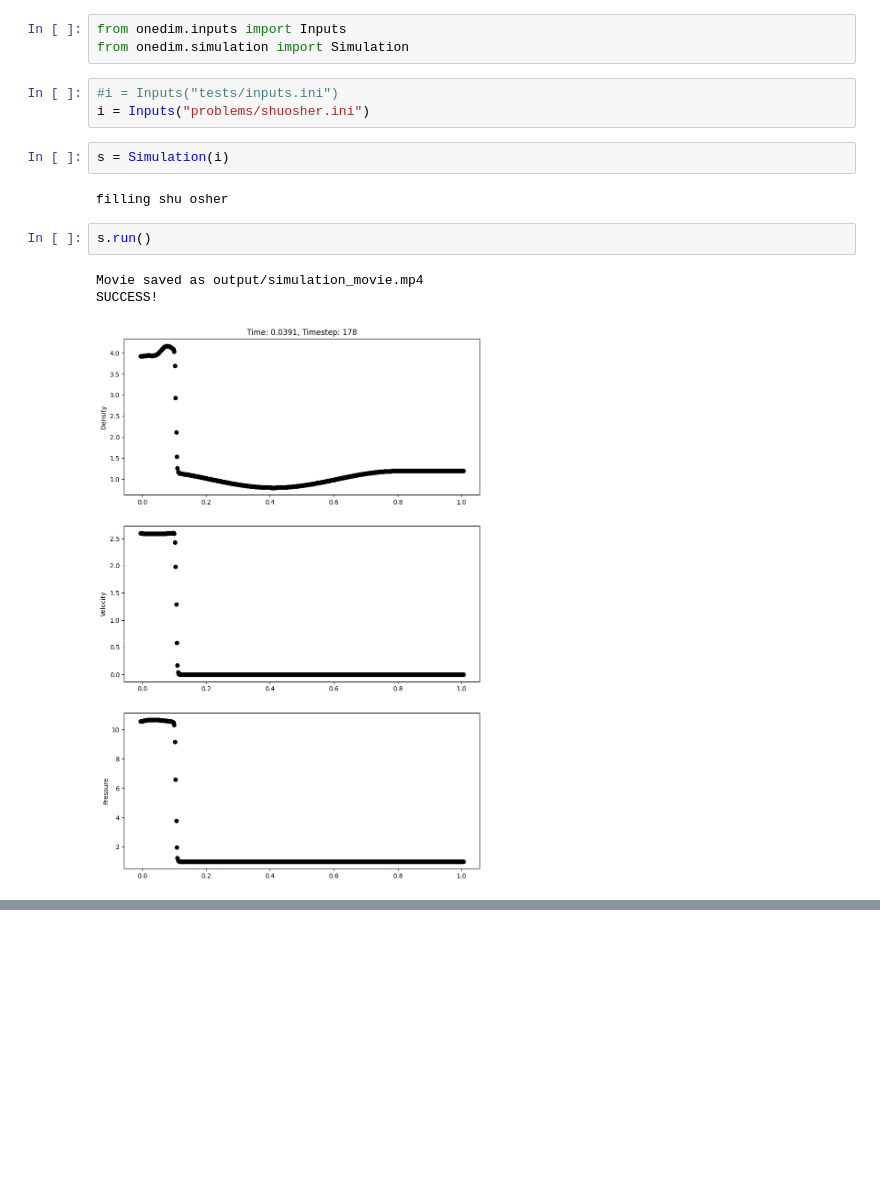
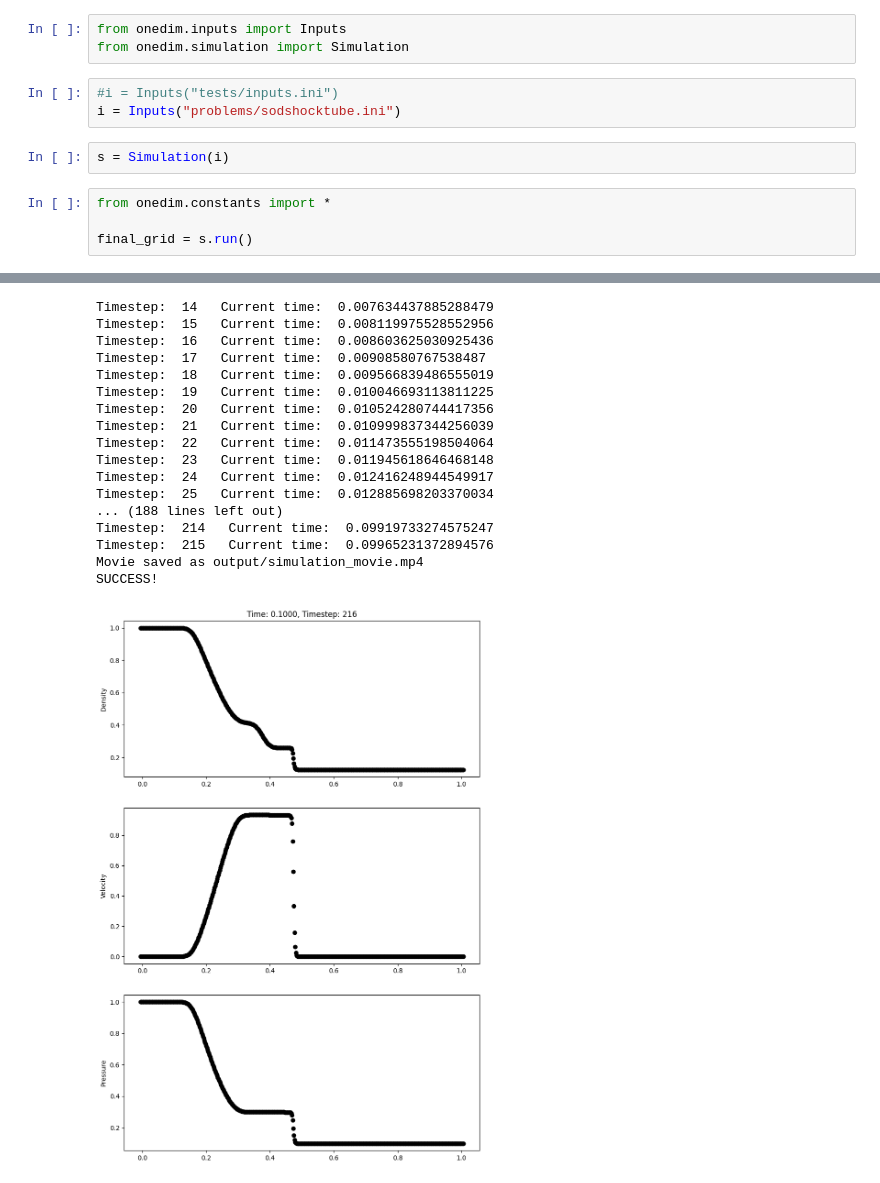
Before and after one commit to ChrisDeGrendele/cfd, a Jupyter notebook: dev.ipynb, the cells around one changed output, grey strips where cells are left out. Saved outputs shown, nothing was run; the diff lists cells and outputs as text; blank space fills up the shorter version.

```diff
--- a/dev.ipynb
+++ b/dev.ipynb
@@ -3,14 +3,11 @@ from onedim.inputs import Inputs
 from onedim.simulation import Simulation
 # %%
 #i = Inputs("tests/inputs.ini")
-i = Inputs("problems/shuosher.ini")
+i = Inputs("problems/sodshocktube.ini")
 # %%
 s = Simulation(i)
-# %% [output]
-filling shu osher
-# %%
-s.run()
-# %% [output]
-Movie saved as output/simulation_movie.mp4
-SUCCESS!
-[figure, removed]
+# %%
+from onedim.constants import *
+
+final_grid = s.run()
+# %% [output]
@@ -16,0 +28,18 @@ SUCCESS!
+Timestep:  14   Current time:  0.007634437885288479
+Timestep:  15   Current time:  0.008119975528552956
+Timestep:  16   Current time:  0.008603625030925436
+Timestep:  17   Current time:  0.00908580767538487
+Timestep:  18   Current time:  0.009566839486555019
+Timestep:  19   Current time:  0.010046693113811225
+Timestep:  20   Current time:  0.010524280744417356
+Timestep:  21   Current time:  0.010999837344256039
+Timestep:  22   Current time:  0.011473555198504064
+Timestep:  23   Current time:  0.011945618646468148
+Timestep:  24   Current time:  0.012416248944549917
+Timestep:  25   Current time:  0.012885698203370034
+... (188 lines left out)
+Timestep:  214   Current time:  0.09919733274575247
+Timestep:  215   Current time:  0.09965231372894576
+Movie saved as output/simulation_movie.mp4
+SUCCESS!
+[figure, added]
```
Also changed, not shown: parts of 4 cells of this notebook, 7 other files.
